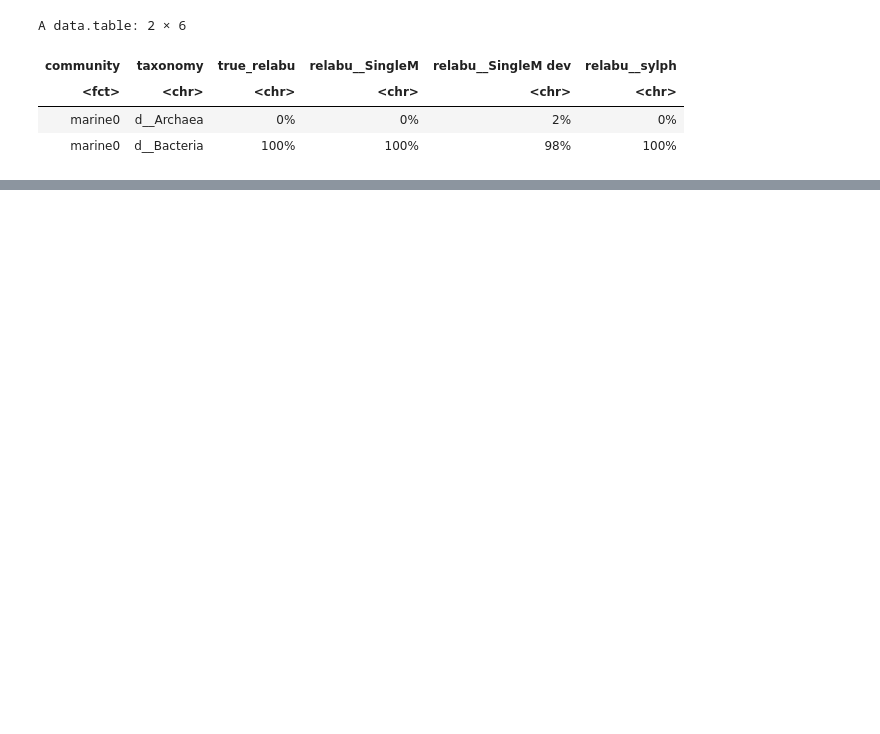
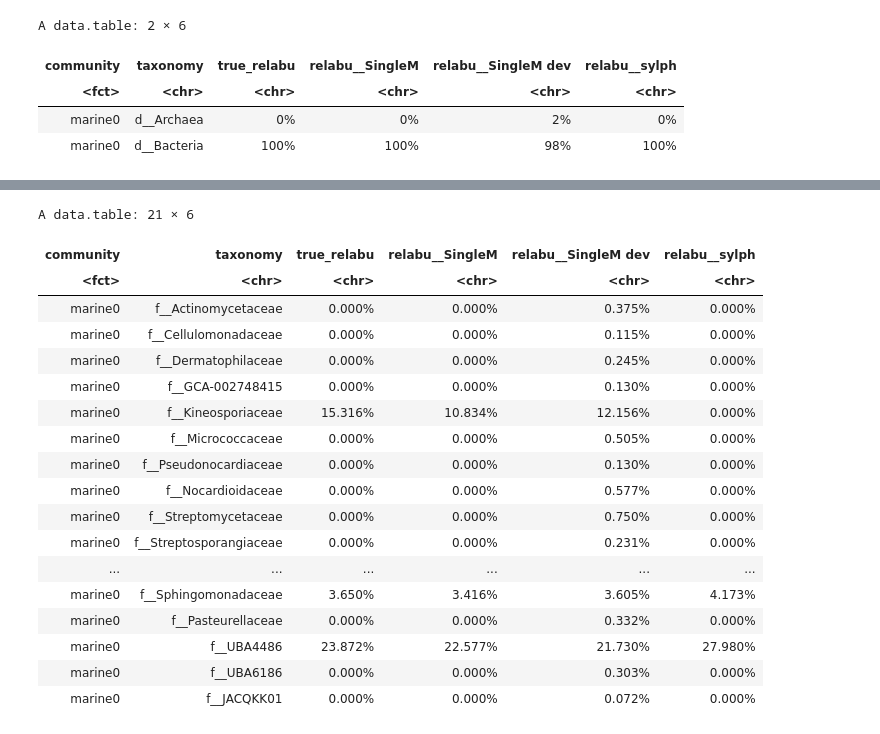
Before and after one commit to timbalam/singlem-benchmarking, a Jupyter notebook: 5_novelty/plot.ipynb, the cells around one changed output, grey strips where cells are left out. Cells and saved outputs as stored; diff of their text form; code cells hidden in the pictures; blank space fills up the shorter version.

```diff
--- a/5_novelty/plot.ipynb
+++ b/5_novelty/plot.ipynb
@@ -231,0 +150,23 @@ head(m[, taxonomy])
+# %%
+# family
+format_table(m[!grepl("d__Archaea", taxonomy) & grepl(";f__", taxonomy), lapply(.SD, sum), by = list(community, taxonomy = gsub(";g__.*", "", taxonomy))])
+# %% [output]
+A data.table: 21 × 6
+| community | taxonomy | true_relabu | relabu__SingleM | relabu__SingleM dev | relabu__sylph |
+| <fct> | <chr> | <chr> | <chr> | <chr> | <chr> |
+| marine0 | f__Actinomycetaceae | 0.000% | 0.000% | 0.375% | 0.000% |
+| marine0 | f__Cellulomonadaceae | 0.000% | 0.000% | 0.115% | 0.000% |
+| marine0 | f__Dermatophilaceae | 0.000% | 0.000% | 0.245% | 0.000% |
+| marine0 | f__GCA-002748415 | 0.000% | 0.000% | 0.130% | 0.000% |
+| marine0 | f__Kineosporiaceae | 15.316% | 10.834% | 12.156% | 0.000% |
+| marine0 | f__Micrococcaceae | 0.000% | 0.000% | 0.505% | 0.000% |
+| marine0 | f__Pseudonocardiaceae | 0.000% | 0.000% | 0.130% | 0.000% |
+| marine0 | f__Nocardioidaceae | 0.000% | 0.000% | 0.577% | 0.000% |
+| marine0 | f__Streptomycetaceae | 0.000% | 0.000% | 0.750% | 0.000% |
+| marine0 | f__Streptosporangiaceae | 0.000% | 0.000% | 0.231% | 0.000% |
+| ... | ... | ... | ... | ... | ... |
+| marine0 | f__Sphingomonadaceae | 3.650% | 3.416% | 3.605% | 4.173% |
+| marine0 | f__Pasteurellaceae | 0.000% | 0.000% | 0.332% | 0.000% |
+| marine0 | f__UBA4486 | 23.872% | 22.577% | 21.730% | 27.980% |
+| marine0 | f__UBA6186 | 0.000% | 0.000% | 0.303% | 0.000% |
+| marine0 | f__JACQKK01 | 0.000% | 0.000% | 0.072% | 0.000% |
```
Also changed, not shown: parts of 24 cells of this notebook.
